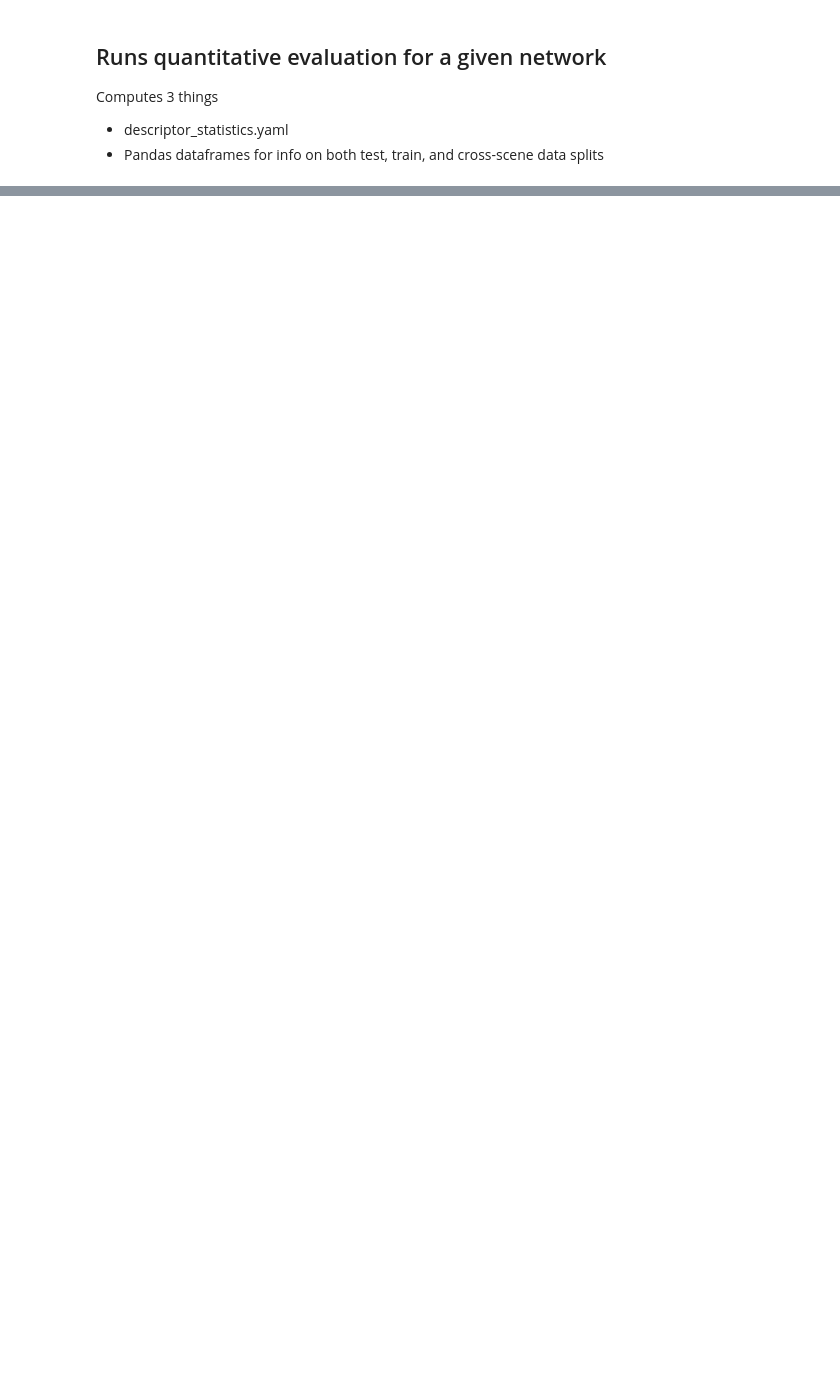
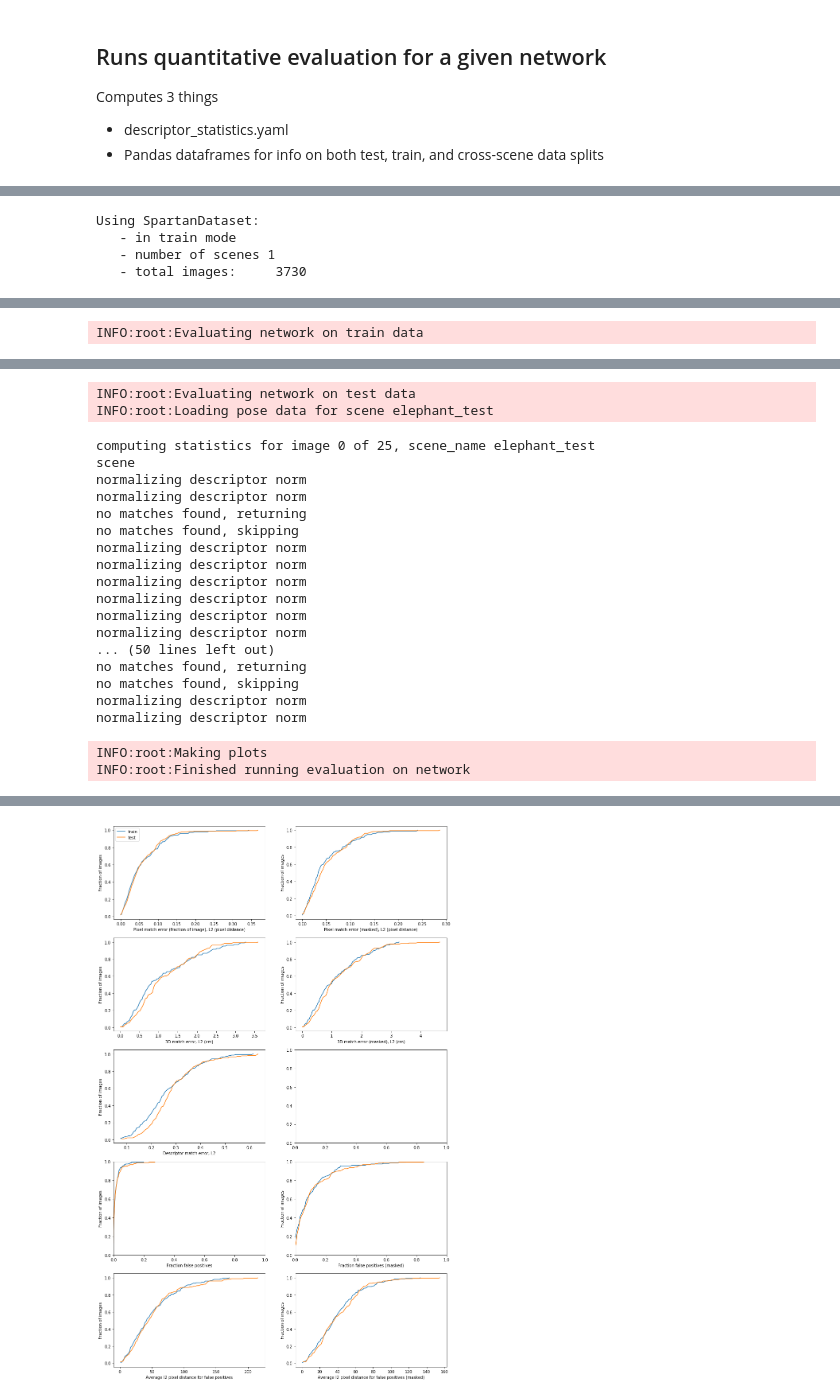
Before and after one commit to dtseng/pytorch-dense-correspondence, a Jupyter notebook: dense_correspondence/evaluation/evaluation_quantitative.ipynb, the cells around one changed output, grey strips where cells are left out. Drawn from its saved outputs; the diff is of its cells as text; code cells hidden in the pictures; blank space fills up the shorter version.

```diff
--- a/dense_correspondence/evaluation/evaluation_quantitative.ipynb
+++ b/dense_correspondence/evaluation/evaluation_quantitative.ipynb
@@ -25,7 +29,8 @@ IPython.OutputArea.auto_scroll_threshold = 9999;
 # %%
-model_folder = "/home/davidtseng/pytorch-dense-correspondence/data_volume/pdc/trained_models/test2"
+model_folder = "/home/davidtseng/pytorch-dense-correspondence/data_volume/pdc/trained_models/simulated/elephant_unit_8"
 DCE = DenseCorrespondenceEvaluation
 start_time = time.time()
 DCE.run_evaluation_on_network(model_folder, num_image_pairs=25,
-                              cross_scene=True, compute_descriptor_statistics=True)
+                              cross_scene=False, compute_descriptor_statistics=True)
 print "elapsed time = %d seconds" %(time.time() - start_time)
+# %% [output]
@@ -31,0 +40,4 @@ print "elapsed time = %d seconds" %(time.time() - start_time)
+Using SpartanDataset:
+   - in train mode
+   - number of scenes 1
+   - total images:     3730
@@ -31,0 +61 @@ print "elapsed time = %d seconds" %(time.time() - start_time)
+INFO:root:Evaluating network on train data
@@ -31,0 +79,21 @@ print "elapsed time = %d seconds" %(time.time() - start_time)
+INFO:root:Evaluating network on test data
+INFO:root:Loading pose data for scene elephant_test
+computing statistics for image 0 of 25, scene_name elephant_test
+scene
+normalizing descriptor norm
+normalizing descriptor norm
+no matches found, returning
+no matches found, skipping
+normalizing descriptor norm
+normalizing descriptor norm
+normalizing descriptor norm
+normalizing descriptor norm
+normalizing descriptor norm
+normalizing descriptor norm
+... (50 lines left out)
+no matches found, returning
+no matches found, skipping
+normalizing descriptor norm
+normalizing descriptor norm
+INFO:root:Making plots
+INFO:root:Finished running evaluation on network
@@ -31,0 +101 @@ print "elapsed time = %d seconds" %(time.time() - start_time)
+[figure, added]
```
Also changed, not shown: parts of 3 cells of this notebook, 16 other files.
